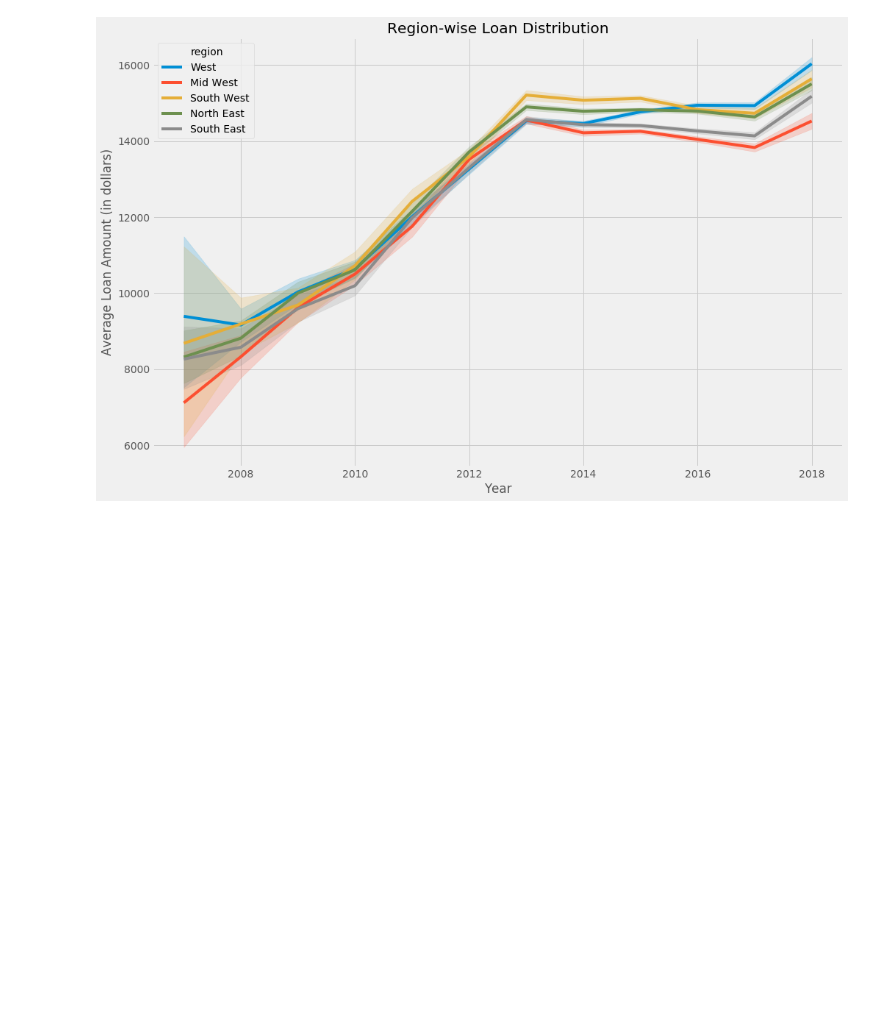
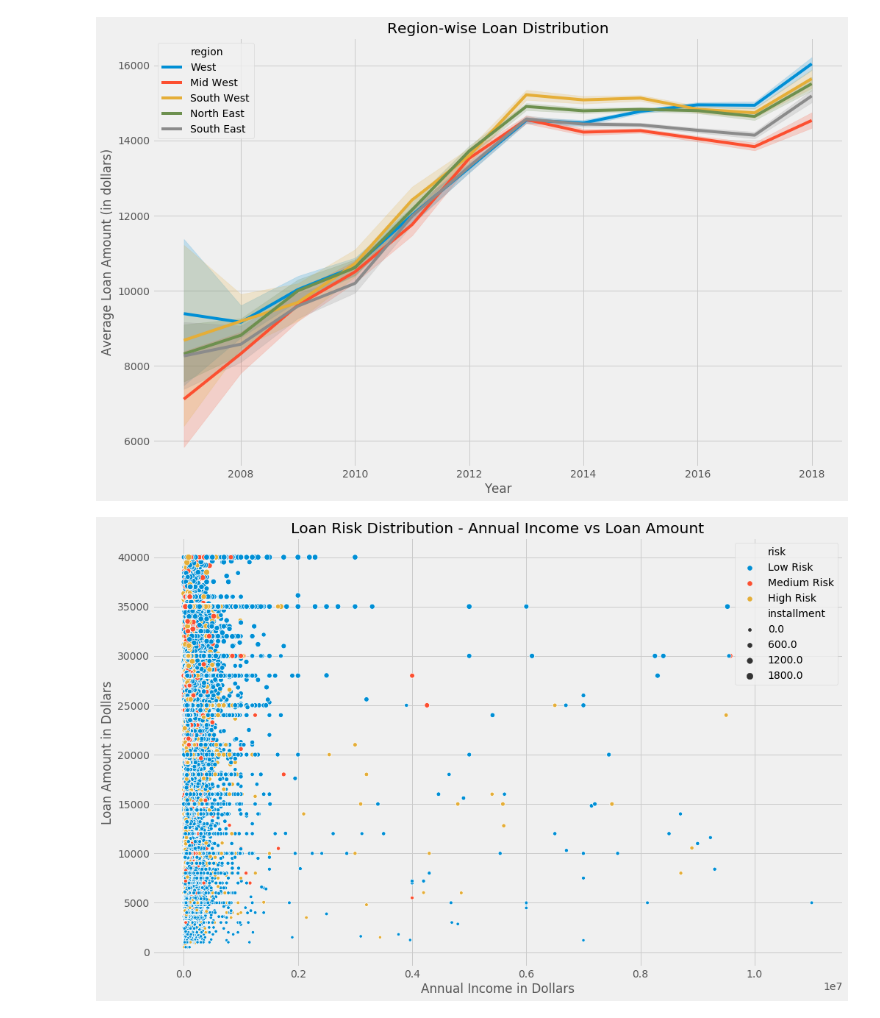
Before and after one commit to sanatanonline/pynb-codes, a Jupyter notebook: src/lending club/02 Initial EDA.ipynb, the cells around one changed output. Saved outputs shown, nothing was run; the diff lists cells and outputs as text; code cells hidden in the pictures; blank space fills up the shorter version.

```diff
--- a/src/lending club/02 Initial EDA.ipynb
+++ b/src/lending club/02 Initial EDA.ipynb
@@ -260,3 +231,16 @@ plt.ylabel('Average Loan Amount (in dollars)')
 plt.show()
 # %% [output]
 [figure]
+# %%
+plt.style.use('fivethirtyeight')
+plt.figure(figsize=(15, 10))
+
+sns.scatterplot(x='annual_inc', y="loan_amnt", hue="risk", size='installment', data=loan_data)
+
+plt.title('Loan Risk Distribution - Annual Income vs Loan Amount')
+plt.xlabel('Annual Income in Dollars')
+plt.ylabel('Loan Amount in Dollars')
+
+plt.show()
+# %% [output]
+[figure, added]
```
Also changed, not shown: parts of 8 cells of this notebook, 1 other file.
